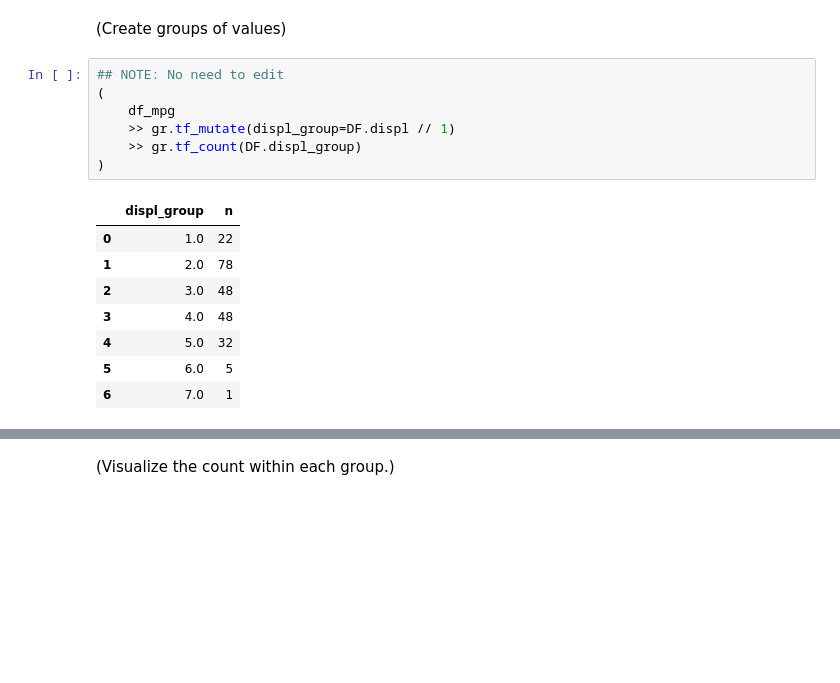
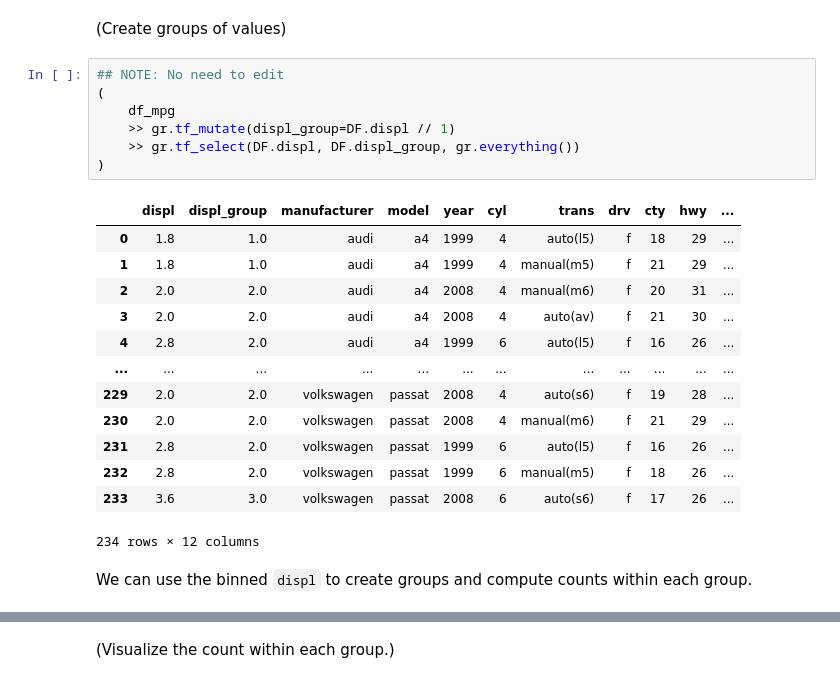
Before and after one commit to zdelrosario/evc-course, a Jupyter notebook: exercises/e-vis02-histograms-master.ipynb, the cells around one changed output, grey strips where cells are left out. Drawn from its saved outputs; the diff is of its cells as text; blank space fills up the shorter version.

```diff
--- a/exercises/e-vis02-histograms-master.ipynb
+++ b/exercises/e-vis02-histograms-master.ipynb
@@ -45,16 +45,23 @@ from plotnine.data import mpg as df_mpg
 # %%
 ## NOTE: No need to edit
 (
     df_mpg
     >> gr.tf_mutate(displ_group=DF.displ // 1)
-    >> gr.tf_count(DF.displ_group)
+    >> gr.tf_select(DF.displ, DF.displ_group, gr.everything())
 )
 # %% [output]
-|  | displ_group | n |
-| 0 | 1.0 | 22 |
-| 1 | 2.0 | 78 |
-| 2 | 3.0 | 48 |
-| 3 | 4.0 | 48 |
-| 4 | 5.0 | 32 |
-| 5 | 6.0 | 5 |
-| 6 | 7.0 | 1 |
+|  | displ | displ_group | manufacturer | model | year | cyl | trans | drv | cty | hwy | ... |
+| 0 | 1.8 | 1.0 | audi | a4 | 1999 | 4 | auto(l5) | f | 18 | 29 | ... |
+| 1 | 1.8 | 1.0 | audi | a4 | 1999 | 4 | manual(m5) | f | 21 | 29 | ... |
+| 2 | 2.0 | 2.0 | audi | a4 | 2008 | 4 | manual(m6) | f | 20 | 31 | ... |
+| 3 | 2.0 | 2.0 | audi | a4 | 2008 | 4 | auto(av) | f | 21 | 30 | ... |
+| 4 | 2.8 | 2.0 | audi | a4 | 1999 | 6 | auto(l5) | f | 16 | 26 | ... |
+| ... | ... | ... | ... | ... | ... | ... | ... | ... | ... | ... | ... |
+| 229 | 2.0 | 2.0 | volkswagen | passat | 2008 | 4 | auto(s6) | f | 19 | 28 | ... |
+| 230 | 2.0 | 2.0 | volkswagen | passat | 2008 | 4 | manual(m6) | f | 21 | 29 | ... |
+| 231 | 2.8 | 2.0 | volkswagen | passat | 1999 | 6 | auto(l5) | f | 16 | 26 | ... |
+| 232 | 2.8 | 2.0 | volkswagen | passat | 1999 | 6 | manual(m5) | f | 18 | 26 | ... |
+| 233 | 3.6 | 3.0 | volkswagen | passat | 2008 | 6 | auto(s6) | f | 17 | 26 | ... |
+234 rows × 12 columns
+# %% [markdown]
+We can use the binned `displ` to create groups and compute counts within each group.
```
Also changed, not shown: parts of 29 cells of this notebook.
